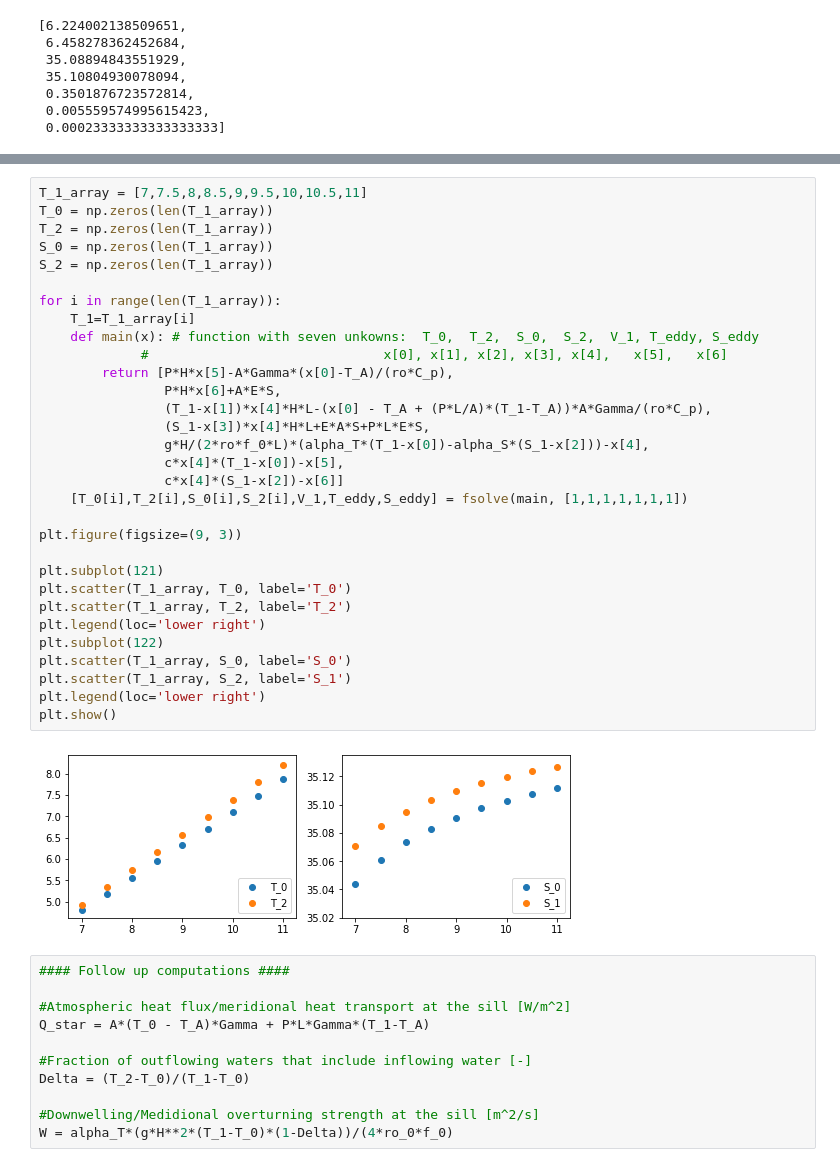
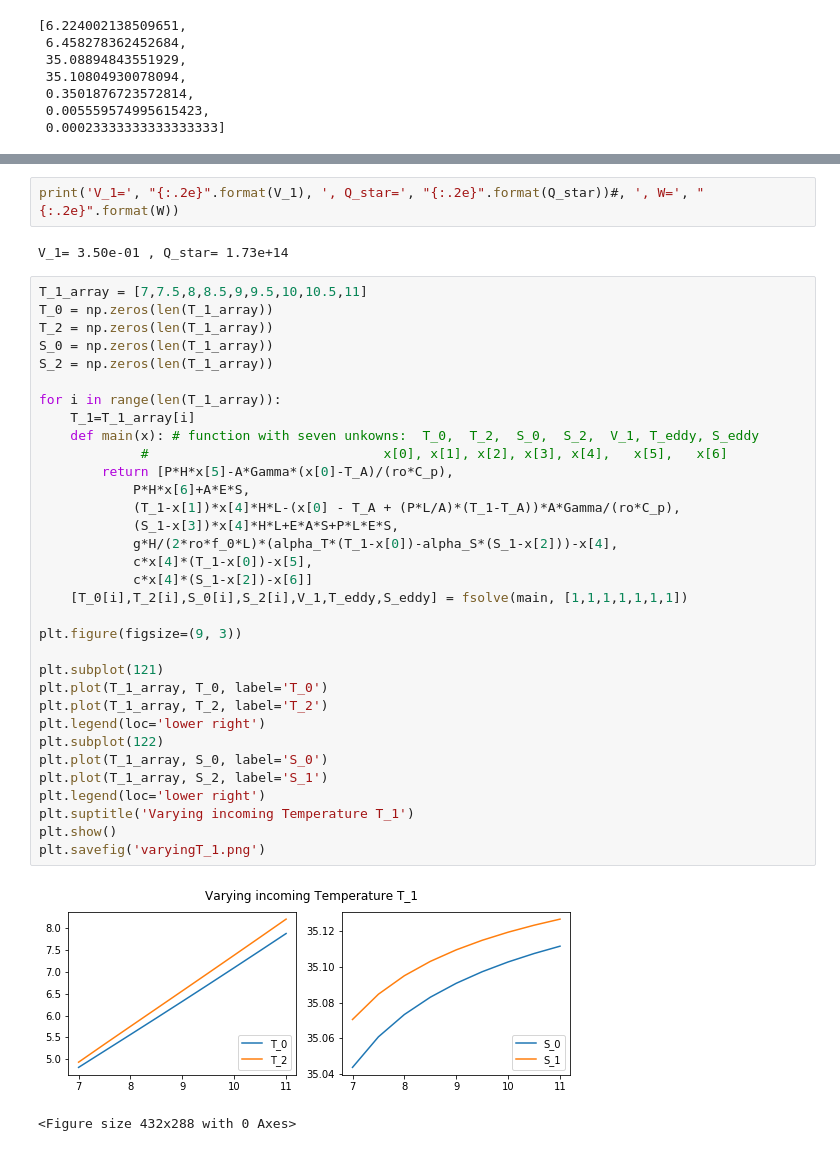
Before and after one commit to Emma0112/MarginalSeaModel, a Jupyter notebook: SimpleCode.ipynb, the cells around one changed output, grey strips where cells are left out. Cells and saved outputs as stored; diff of their text form.

Commit message:
Update SimpleCode.ipynb
the first four plots are working. But I have to admit that it' s not so nicely implemented

```diff
--- a/SimpleCode.ipynb
+++ b/SimpleCode.ipynb
@@ -66,44 +77,40 @@ def main(x): # function with seven unkowns:  T_0,  T_2,  S_0,  S_2,  V_1, T_eddy
+# %%
+print('V_1=', "{:.2e}".format(V_1), ', Q_star=', "{:.2e}".format(Q_star))#, ', W=', "{:.2e}".format(W))
+# %% [output]
+V_1= 3.50e-01 , Q_star= 1.73e+14
 # %%
 T_1_array = [7,7.5,8,8.5,9,9.5,10,10.5,11]
 T_0 = np.zeros(len(T_1_array))
 T_2 = np.zeros(len(T_1_array))
 S_0 = np.zeros(len(T_1_array))
 S_2 = np.zeros(len(T_1_array))
 
 for i in range(len(T_1_array)):
     T_1=T_1_array[i]
     def main(x): # function with seven unkowns:  T_0,  T_2,  S_0,  S_2,  V_1, T_eddy, S_eddy
              #                              x[0], x[1], x[2], x[3], x[4],   x[5],   x[6]
         return [P*H*x[5]-A*Gamma*(x[0]-T_A)/(ro*C_p),
-                P*H*x[6]+A*E*S,
-                (T_1-x[1])*x[4]*H*L-(x[0] - T_A + (P*L/A)*(T_1-T_A))*A*Gamma/(ro*C_p),
-                (S_1-x[3])*x[4]*H*L+E*A*S+P*L*E*S,
-                g*H/(2*ro*f_0*L)*(alpha_T*(T_1-x[0])-alpha_S*(S_1-x[2]))-x[4],
-                c*x[4]*(T_1-x[0])-x[5],
-                c*x[4]*(S_1-x[2])-x[6]]
+            P*H*x[6]+A*E*S,
+            (T_1-x[1])*x[4]*H*L-(x[0] - T_A + (P*L/A)*(T_1-T_A))*A*Gamma/(ro*C_p),
+            (S_1-x[3])*x[4]*H*L+E*A*S+P*L*E*S,
+            g*H/(2*ro*f_0*L)*(alpha_T*(T_1-x[0])-alpha_S*(S_1-x[2]))-x[4],
+            c*x[4]*(T_1-x[0])-x[5],
+            c*x[4]*(S_1-x[2])-x[6]]
     [T_0[i],T_2[i],S_0[i],S_2[i],V_1,T_eddy,S_eddy] = fsolve(main, [1,1,1,1,1,1,1])
 
 plt.figure(figsize=(9, 3))
 
 plt.subplot(121)
-plt.scatter(T_1_array, T_0, label='T_0')
-plt.scatter(T_1_array, T_2, label='T_2')
+plt.plot(T_1_array, T_0, label='T_0')
+plt.plot(T_1_array, T_2, label='T_2')
 plt.legend(loc='lower right')
 plt.subplot(122)
-plt.scatter(T_1_array, S_0, label='S_0')
-plt.scatter(T_1_array, S_2, label='S_1')
+plt.plot(T_1_array, S_0, label='S_0')
+plt.plot(T_1_array, S_2, label='S_1')
 plt.legend(loc='lower right')
+plt.suptitle('Varying incoming Temperature T_1')
 plt.show()
+plt.savefig('varyingT_1.png')
 # %% [output]
-[figure, old version]
+[figure, new version]
+<Figure size 432x288 with 0 Axes>
-# %%
-#### Follow up computations ####
-
-#Atmospheric heat flux/meridional heat transport at the sill [W/m^2]
-Q_star = A*(T_0 - T_A)*Gamma + P*L*Gamma*(T_1-T_A)
-
-#Fraction of outflowing waters that include inflowing water [-]
-Delta = (T_2-T_0)/(T_1-T_0)
-
-#Downwelling/Medidional overturning strength at the sill [m^2/s]
-W = alpha_T*(g*H**2*(T_1-T_0)*(1-Delta))/(4*ro_0*f_0)
```
Also changed, not shown: parts of 6 cells of this notebook.
